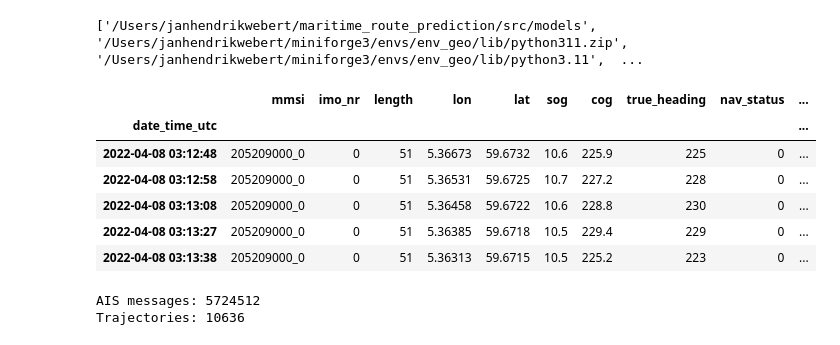
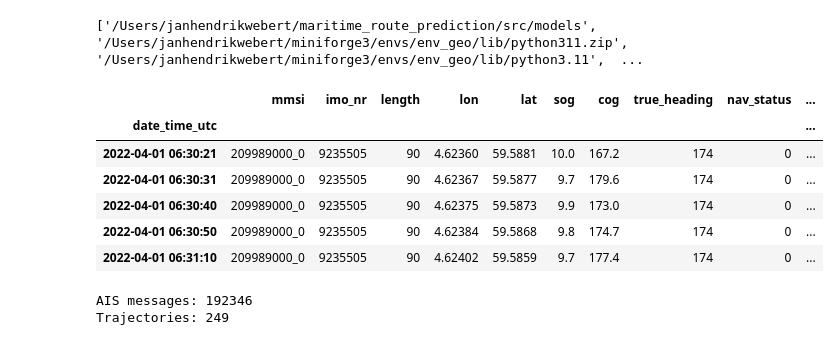
Before and after one commit to vhffm/maritime_route_prediction, a Jupyter notebook: src/models/6_network_DP_DBSCAN_jhw.ipynb, the cells around one changed output. Saved outputs shown, nothing was run; the diff lists cells and outputs as text; code cells hidden in the pictures.

```diff
--- a/src/models/6_network_DP_DBSCAN_jhw.ipynb
+++ b/src/models/6_network_DP_DBSCAN_jhw.ipynb
@@ -26,25 +27,25 @@ import visualize
 ['/Users/janhendrikwebert/maritime_route_prediction/src/models', '/Users/janhendrikwebert/miniforge3/envs/env_geo/lib/python311.zip', '/Users/janhendrikwebert/miniforge3/envs/env_geo/lib/python3.11',  ...
 # %%
 # read data from file
-#filename = '../../data/processed/202204_points_stavanger_cleaned_full.parquet'
-filename = '../../data/processed/202204_points_stavanger_cleaned_meta_full.parquet'
+filename = '../../data/processed/202204_points_stavanger_cleaned_meta_200k.parquet'
+#filename = '../../data/processed/202204_points_stavanger_cleaned_meta_full.parquet'
 gdf = gpd.read_parquet(filename)
 gdf.head()
 # %% [output]
 |  | mmsi | imo_nr | length | lon | lat | sog | cog | true_heading | nav_status | ... |
 | date_time_utc |  |  |  |  |  |  |  |  |  | ... |
-| 2022-04-08 03:12:48 | 205209000_0 | 0 | 51 | 5.36673 | 59.6732 | 10.6 | 225.9 | 225 | 0 | ... |
-| 2022-04-08 03:12:58 | 205209000_0 | 0 | 51 | 5.36531 | 59.6725 | 10.7 | 227.2 | 228 | 0 | ... |
-| 2022-04-08 03:13:08 | 205209000_0 | 0 | 51 | 5.36458 | 59.6722 | 10.6 | 228.8 | 230 | 0 | ... |
-| 2022-04-08 03:13:27 | 205209000_0 | 0 | 51 | 5.36385 | 59.6718 | 10.5 | 229.4 | 229 | 0 | ... |
-| 2022-04-08 03:13:38 | 205209000_0 | 0 | 51 | 5.36313 | 59.6715 | 10.5 | 225.2 | 223 | 0 | ... |
+| 2022-04-01 06:30:21 | 209989000_0 | 9235505 | 90 | 4.62360 | 59.5881 | 10.0 | 167.2 | 174 | 0 | ... |
+| 2022-04-01 06:30:31 | 209989000_0 | 9235505 | 90 | 4.62367 | 59.5877 | 9.7 | 179.6 | 174 | 0 | ... |
+| 2022-04-01 06:30:40 | 209989000_0 | 9235505 | 90 | 4.62375 | 59.5873 | 9.9 | 173.0 | 174 | 0 | ... |
+| 2022-04-01 06:30:50 | 209989000_0 | 9235505 | 90 | 4.62384 | 59.5868 | 9.8 | 174.7 | 174 | 0 | ... |
+| 2022-04-01 06:31:10 | 209989000_0 | 9235505 | 90 | 4.62402 | 59.5859 | 9.7 | 177.4 | 174 | 0 | ... |
 # %%
 # initialize maritime traffic network
 network = MaritimeTrafficNetwork(gdf)
 network.get_trajectories_info()
 # %% [output]
-AIS messages: 5724512
-Trajectories: 10636
+AIS messages: 192346
+Trajectories: 249
 # %%
 # calculate significant turning points using Douglas Peucker algorithm
 mode = 'comp'  # in 'load' mode, the calculation is skipped and stored significant turning points are loaded from file
```
Also changed, not shown: parts of 6 cells of this notebook, 4 other files.
